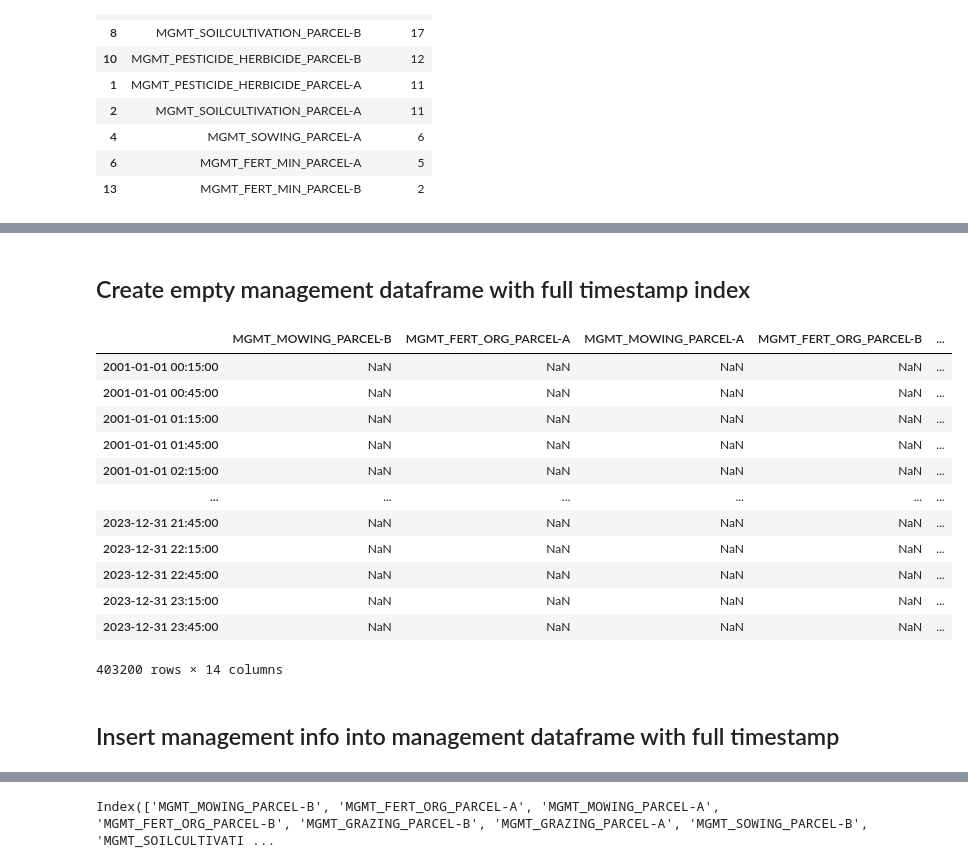
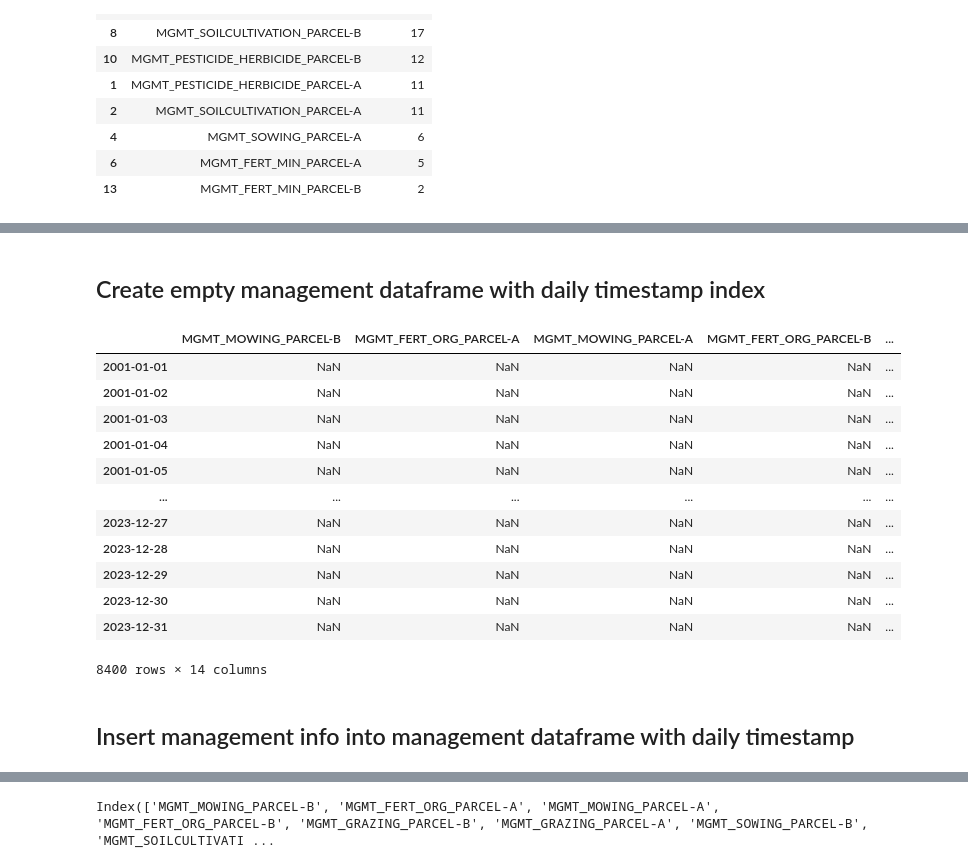
Before and after one commit to holukas/dataset_cha_fp2024_2005-2023, a Jupyter notebook: notebooks/15_MANAGEMENT/16.0_ConvertMgmtToTimeseries.ipynb, the cells around one changed output, grey strips where cells are left out. Cells and saved outputs as stored; diff of their text form; code cells hidden in the pictures.

```diff
--- a/notebooks/15_MANAGEMENT/16.0_ConvertMgmtToTimeseries.ipynb
+++ b/notebooks/15_MANAGEMENT/16.0_ConvertMgmtToTimeseries.ipynb
@@ -86,4 +137,9 @@ mgmt_detailed['Total Fertilizer N (kg/ha)'] = mgmt_detailed['Total Fertilizer N
 # %%
-mgmt_detailed['Start'] = pd.to_datetime(mgmt_detailed['Start']).add(datetime.timedelta(seconds=1))
-mgmt_detailed['End'] = pd.to_datetime(mgmt_detailed['End']).add(datetime.timedelta(hours=24, seconds=1))
-mgmt_detailed
+# ## Make full timestamp for start and end dates
+# - The full timestamp for start and end dates takes into account that the flux records are stored with a timestamp that shows the END of the averaging interval
+# - This means that a record with timestamp `2021-06-05 00:00` contains data between `2021-06-04 23:30` (exclusive) and `2021-06-05 00:00` (inclusive)
+# - To correctly assign a management to a specific day, one second needs to be added to the start date (because the time 00:00 still has data from the *previous* day)
+# - For the end data to cover the full day, 24 hours need to be added and in addition one second, to include the 00:00 time of the next day
+# mgmt_detailed['Start'] = pd.to_datetime(mgmt_detailed['Start']).add(datetime.timedelta(seconds=1))
+# mgmt_detailed['End'] = pd.to_datetime(mgmt_detailed['End']).add(datetime.timedelta(hours=24, seconds=1))
+# mgmt_detailed
@@ -361,0 +404,3 @@ counts_df
+# %%
+timestamp_daily = pd.date_range("2001-01-01", fluxdf.index[-1].date(), freq='d')
+timestamp_daily
@@ -369,25 +415,25 @@ DatetimeIndex(['2001-01-01 00:15:00', '2001-01-01 00:45:00', '2001-01-01 01:15:0
 # %% [markdown]
-## Create empty management dataframe with full timestamp index
+## Create empty management dataframe with daily timestamp index
 # %%
 cols = counts_df['MGMT_PARCEL'].tolist()
-mgmt = pd.DataFrame(index=timestamp_full, columns=cols)
+mgmt = pd.DataFrame(index=timestamp_daily, columns=cols)
 mgmt
 # %% [output]
 |  | MGMT_MOWING_PARCEL-B | MGMT_FERT_ORG_PARCEL-A | MGMT_MOWING_PARCEL-A | MGMT_FERT_ORG_PARCEL-B | ... |
-| 2001-01-01 00:15:00 | NaN | NaN | NaN | NaN | ... |
-| 2001-01-01 00:45:00 | NaN | NaN | NaN | NaN | ... |
-| 2001-01-01 01:15:00 | NaN | NaN | NaN | NaN | ... |
-| 2001-01-01 01:45:00 | NaN | NaN | NaN | NaN | ... |
-| 2001-01-01 02:15:00 | NaN | NaN | NaN | NaN | ... |
+| 2001-01-01 | NaN | NaN | NaN | NaN | ... |
+| 2001-01-02 | NaN | NaN | NaN | NaN | ... |
+| 2001-01-03 | NaN | NaN | NaN | NaN | ... |
+| 2001-01-04 | NaN | NaN | NaN | NaN | ... |
+| 2001-01-05 | NaN | NaN | NaN | NaN | ... |
 | ... | ... | ... | ... | ... | ... |
-| 2023-12-31 21:45:00 | NaN | NaN | NaN | NaN | ... |
-| 2023-12-31 22:15:00 | NaN | NaN | NaN | NaN | ... |
-| 2023-12-31 22:45:00 | NaN | NaN | NaN | NaN | ... |
-| 2023-12-31 23:15:00 | NaN | NaN | NaN | NaN | ... |
-| 2023-12-31 23:45:00 | NaN | NaN | NaN | NaN | ... |
+| 2023-12-27 | NaN | NaN | NaN | NaN | ... |
+| 2023-12-28 | NaN | NaN | NaN | NaN | ... |
+| 2023-12-29 | NaN | NaN | NaN | NaN | ... |
+| 2023-12-30 | NaN | NaN | NaN | NaN | ... |
+| 2023-12-31 | NaN | NaN | NaN | NaN | ... |
-403200 rows × 14 columns
+8400 rows × 14 columns
 # %% [markdown]
-## Insert management info into management dataframe with full timestamp
+## Insert management info into management dataframe with daily timestamp
 # %%
 for ix, event in mgmt_detailed.iterrows():
     varname = event['MGMT_PARCEL']
```
Also changed, not shown: parts of 78 cells of this notebook.
